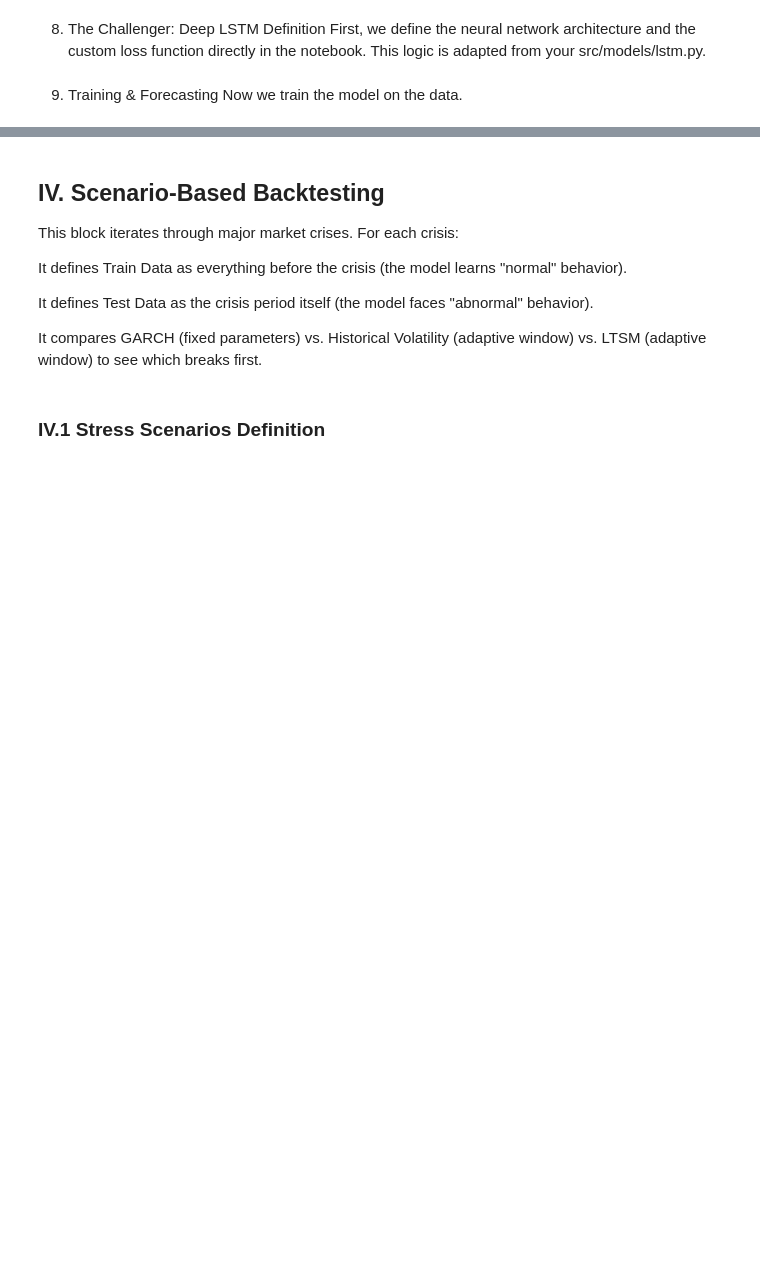
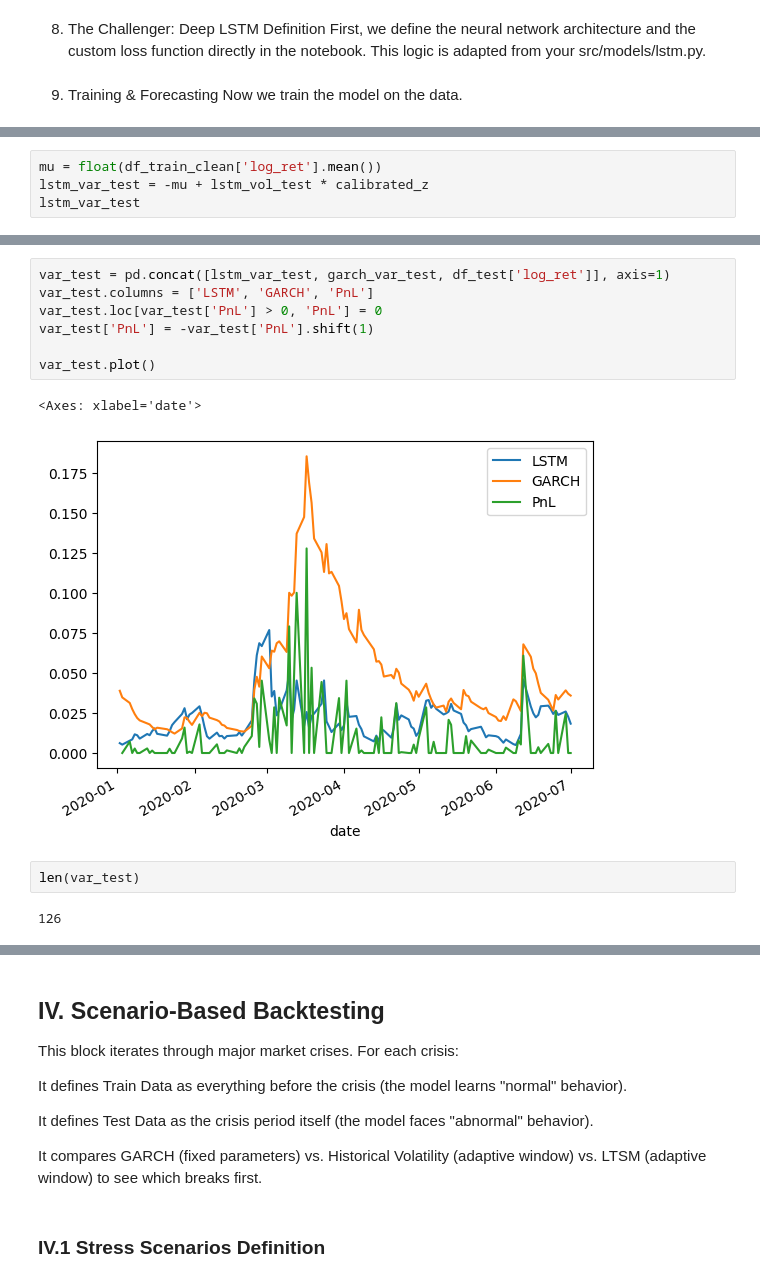
Before and after one commit to amacias-afma/quant-ai-lab, a Jupyter notebook: notebooks/volatility_lab.ipynb, the cells around one changed output, grey strips where cells are left out. Saved outputs shown, nothing was run; the diff lists cells and outputs as text; blank space fills up the shorter version.

```diff
--- a/notebooks/volatility_lab.ipynb
+++ b/notebooks/volatility_lab.ipynb
@@ -192,0 +178,4 @@ Now we train the model on the data.
+# %%
+mu = float(df_train_clean['log_ret'].mean())
+lstm_var_test = -mu + lstm_vol_test * calibrated_z
+lstm_var_test
@@ -192,0 +196,14 @@ Now we train the model on the data.
+# %%
+var_test = pd.concat([lstm_var_test, garch_var_test, df_test['log_ret']], axis=1)
+var_test.columns = ['LSTM', 'GARCH', 'PnL']
+var_test.loc[var_test['PnL'] > 0, 'PnL'] = 0
+var_test['PnL'] = -var_test['PnL'].shift(1)
+
+var_test.plot()
+# %% [output]
+<Axes: xlabel='date'>
+[figure, added]
+# %%
+len(var_test)
+# %% [output]
+126
```
Also changed, not shown: parts of 16 cells of this notebook, 35 other files.
